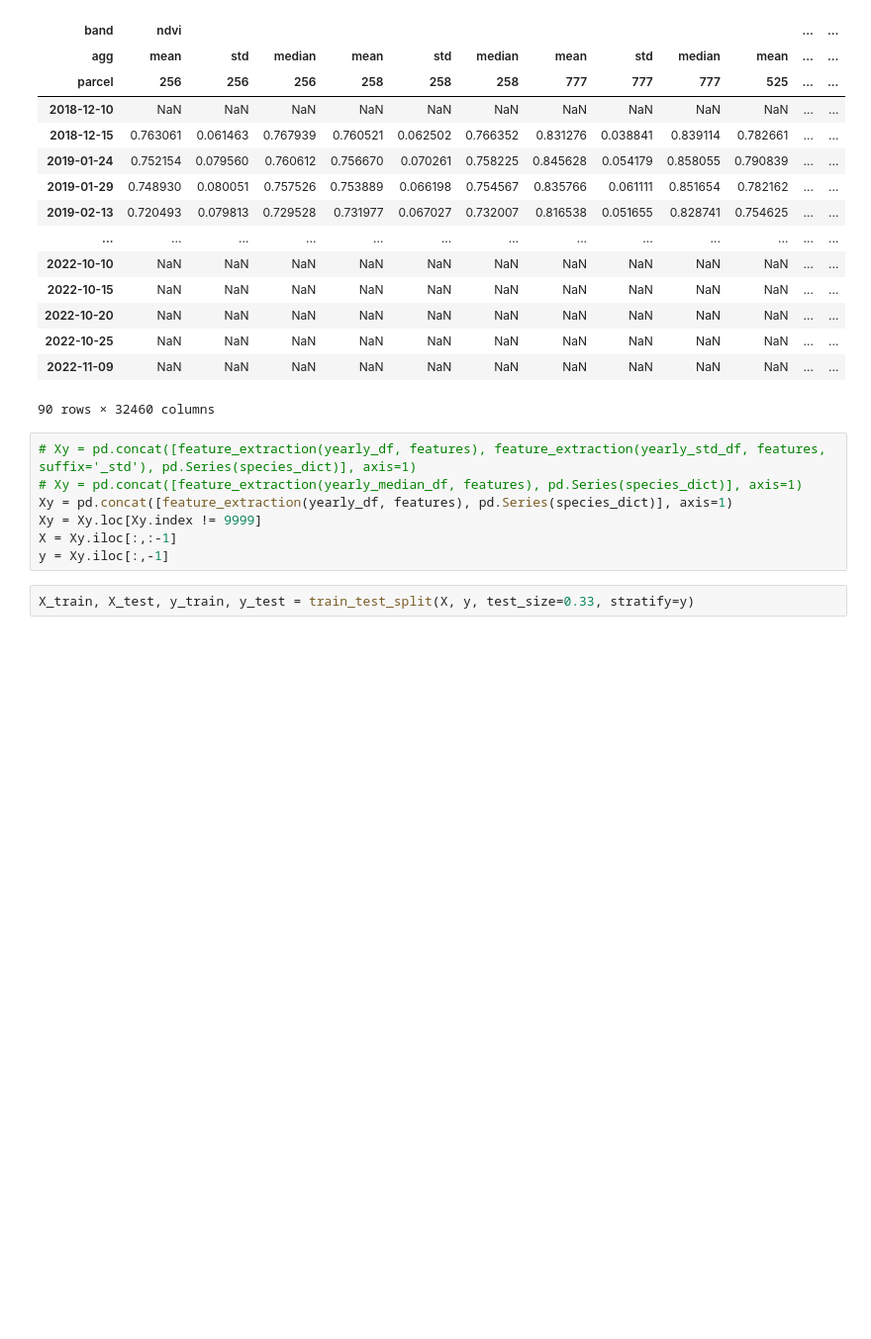
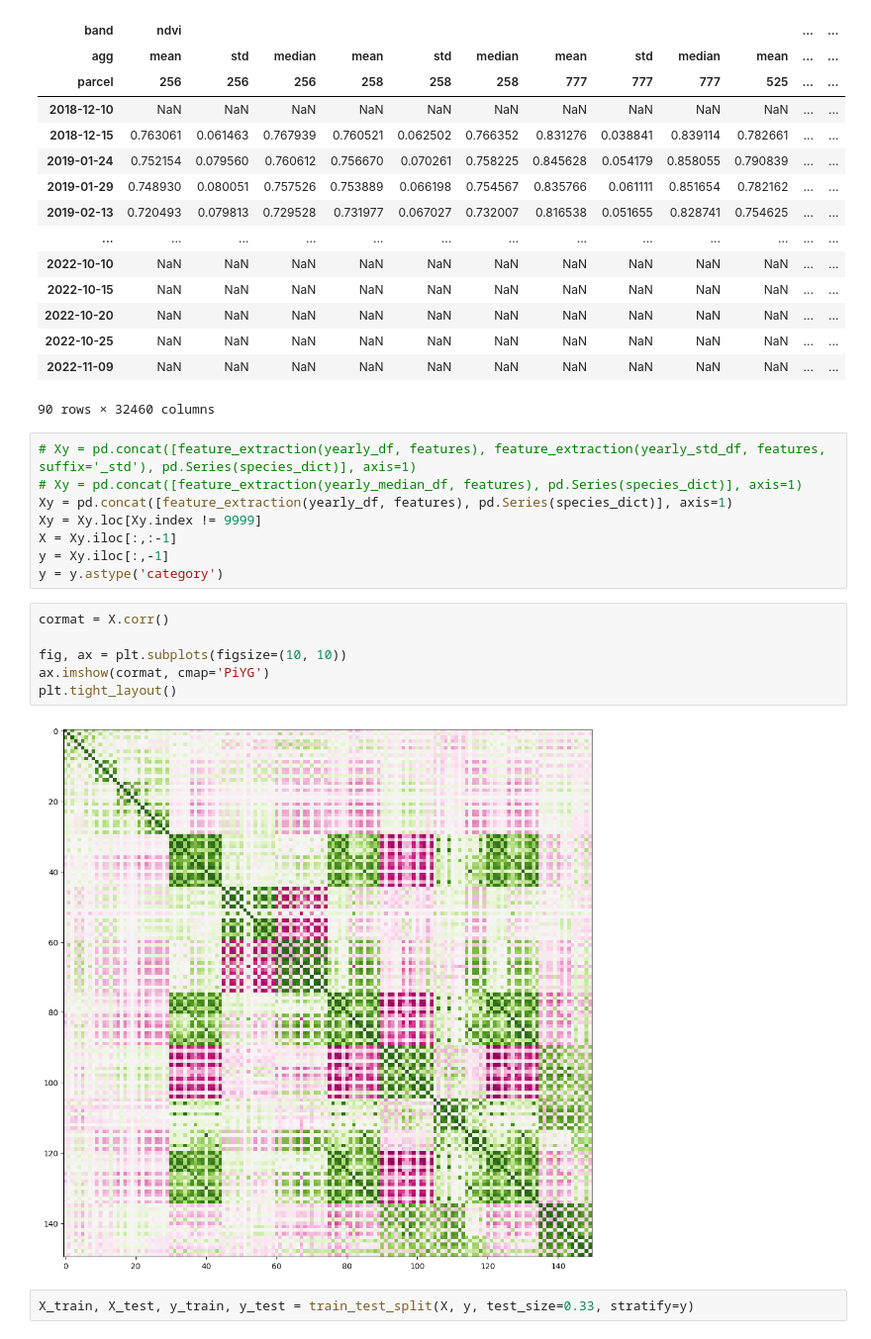
Before and after one commit to GarnierAdrian/MVA-rs-project, a Jupyter notebook: notebooks/network.ipynb, the cells around one changed output. Shown at 99% size. Saved outputs shown, nothing was run; the diff lists cells and outputs as text; blank space fills up the shorter version.

```diff
--- a/notebooks/network.ipynb
+++ b/notebooks/network.ipynb
@@ -489,6 +489,15 @@ Xy = pd.concat([feature_extraction(yearly_df, features), pd.Series(species_dict)
 Xy = Xy.loc[Xy.index != 9999]
 X = Xy.iloc[:,:-1]
 y = Xy.iloc[:,-1]
+y = y.astype('category')
+# %%
+cormat = X.corr()
+
+fig, ax = plt.subplots(figsize=(10, 10))
+ax.imshow(cormat, cmap='PiYG')
+plt.tight_layout()
+# %% [output]
+[figure, added]
 # %%
 X_train, X_test, y_train, y_test = train_test_split(X, y, test_size=0.33, stratify=y)
 # %%
```
Also changed, not shown: parts of 27 cells of this notebook.
